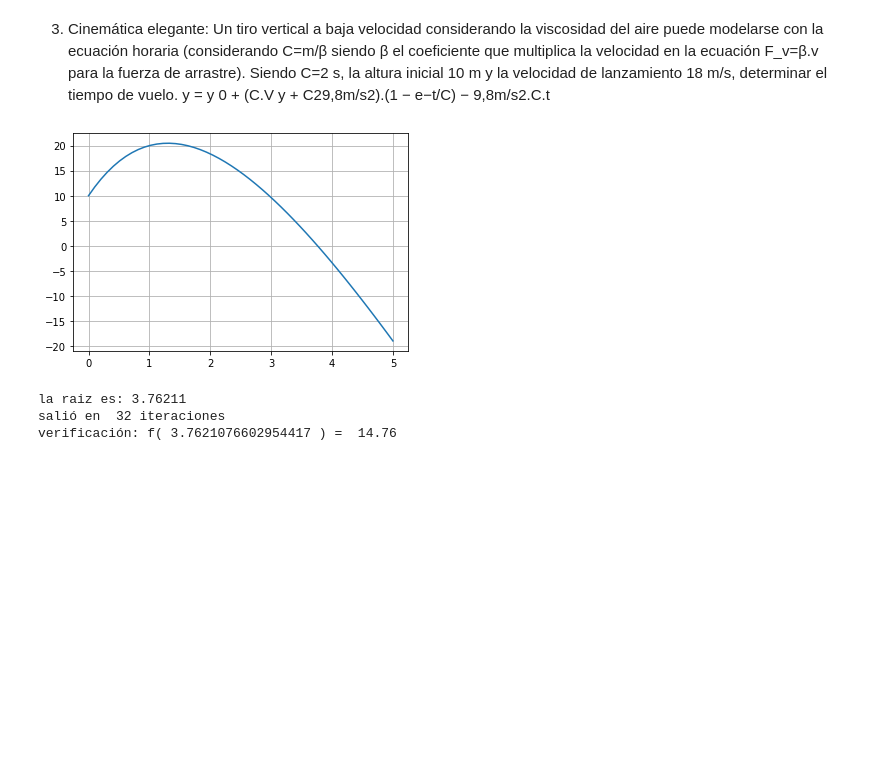
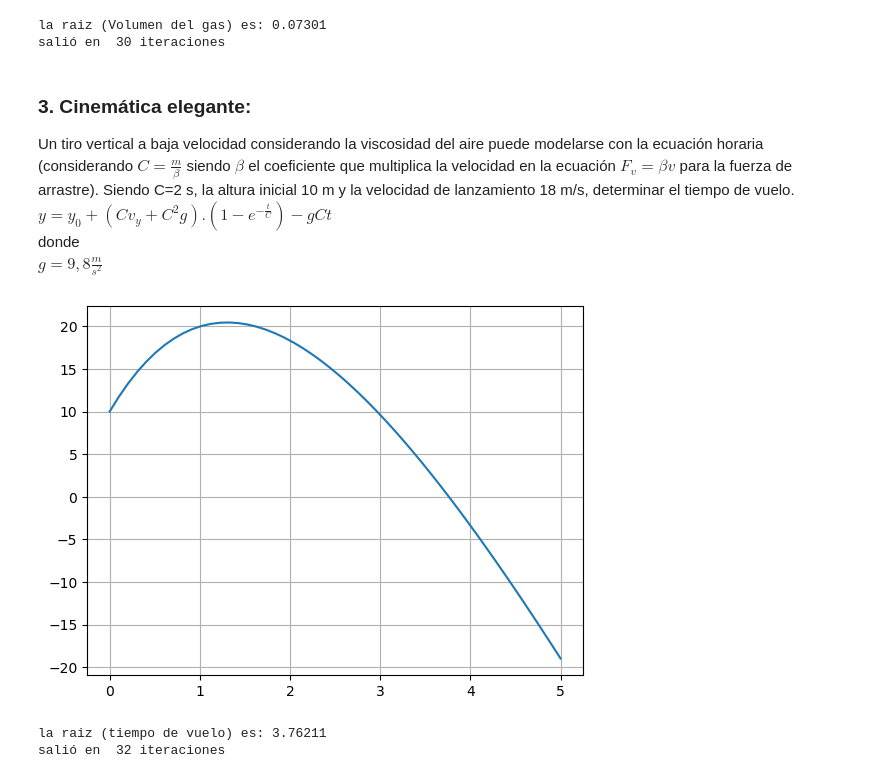
Before and after one commit to dai-dominikow/INSPT-computacion3, a Jupyter notebook: Trabajos-practicos/Tp1 - Ecuacions no lineales.ipynb, the cells around one changed output. Saved outputs shown, nothing was run; the diff lists cells and outputs as text; code cells hidden in the pictures; blank space fills up the shorter version.

```diff
--- a/Trabajos-practicos/Tp1 - Ecuacions no lineales.ipynb
+++ b/Trabajos-practicos/Tp1 - Ecuacions no lineales.ipynb
@@ -50,29 +77,51 @@ verificación: f( 0.2999717235565186 ) =  0.0
+# %%
+error= 10
+i=0
+while error >1e-8:
+  c= (a+b)/2
+  fa= f(a)
+  fc= f(c)
+  if fc==0:
+    raiz = c
+    break
+  elif fa*fc <0 :
+    b = c
+  else:
+    a=c
+  raiz=c
+  i+=1
+  error = abs(fc)
+
+print("la raiz (Volumen del gas) es:", round(raiz,5))
+print("salió en ",i,"iteraciones")
+# %% [output]
+la raiz (Volumen del gas) es: 0.07301
+salió en  30 iteraciones
 # %% [markdown]
- 3) Cinemática elegante: Un tiro vertical a baja velocidad considerando la viscosidad del aire puede modelarse con la ecuación horaria (considerando C=m/β siendo β el coeficiente que multiplica la velocidad en la ecuación F_v=β.v para la fuerza de arrastre). Siendo C=2 s, la altura inicial 10 m y la velocidad de lanzamiento 18 m/s, determinar el tiempo de vuelo.
-y = y 0 + (C.V y + C29,8m/s2).(1 − e−t/C) − 9,8m/s2.C.t
+### 3. Cinemática elegante: <br>
+
+Un tiro vertical a baja velocidad considerando la viscosidad del aire puede modelarse con la ecuación horaria (considerando $C=\frac{m}{\beta}$ siendo $\beta$ el coeficiente que multiplica la velocidad en la ecuación $F_v=\beta v$ para la fuerza de arrastre). Siendo C=2 s, la altura inicial 10 m y la velocidad de lanzamiento 18 m/s, determinar el tiempo de vuelo. <br>
+$y = y_0 + (C v_y + C^{2} g).(1 − e^{− \frac{t}{C}}) − g C t$<br>
+donde<br>
+$g = 9,8\frac{m}{s^{2}}$
 # %%
 #f_v es proporcional a la velocidad
-
-
-import math
-
 def f2(t):
   C= 2
   h=10
   v0=18
   g=9.8
   y= h +(C * v0 + C ** 2 * g)* (1 - math.e ** (-t/C)) - g * C * t
   return y
-
-t= np.linspace(0,5,50)
+a = 0
+b = 5
+t= np.linspace(a,b,50)
 plt.plot(t,f2(t))
 plt.grid()
 plt.show()
 # %% [output]
-[figure, old version]
+[figure, new version]
 # %%
-a = 0
-b = 5
 error= 10
 i=0
 while error >1e-8:
@@ -90,10 +139,8 @@ while error >1e-8:
   i+=1
   error = abs(fc)
 
-print("la raiz es:", round(raiz,5))
+print("la raiz (tiempo de vuelo) es:", round(raiz,5))
 print("salió en ",i,"iteraciones")
-print("verificación: f(",raiz,") = ",round(f(0.2999717235565186),3))
 # %% [output]
-la raiz es: 3.76211
+la raiz (tiempo de vuelo) es: 3.76211
 salió en  32 iteraciones
-verificación: f( 3.7621076602954417 ) =  14.76
```
Also changed, not shown: parts of 10 cells of this notebook, 1 other file.
